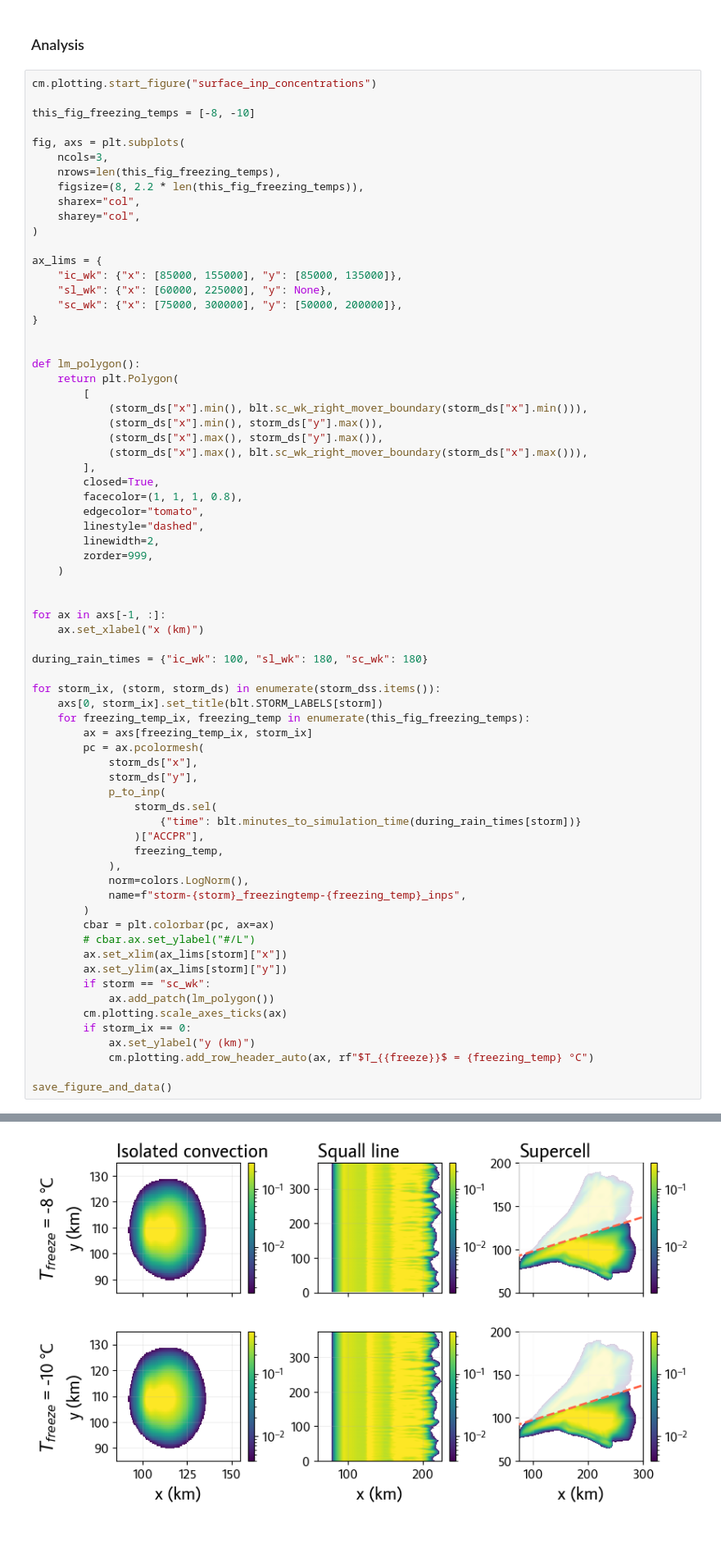
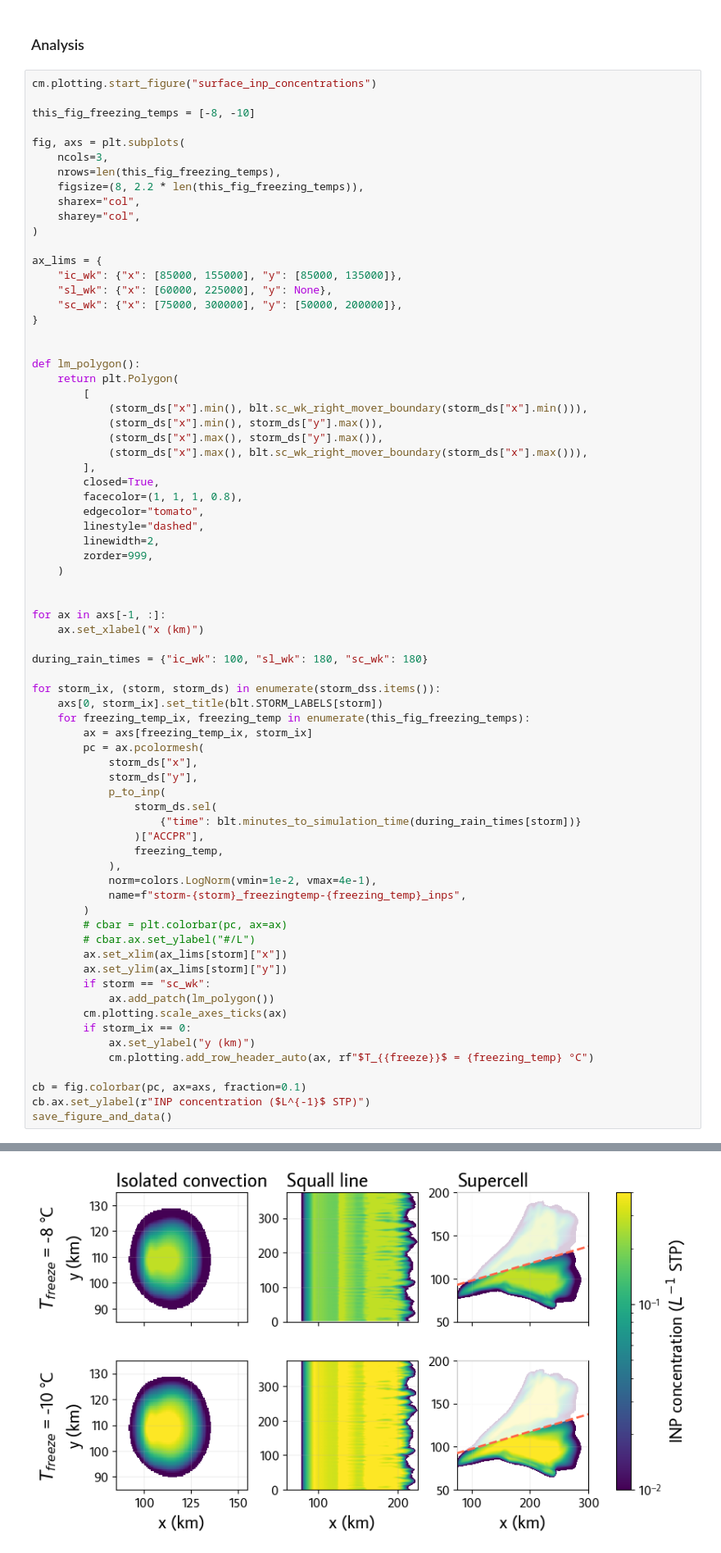
Before and after one commit to cmdavis4/tracer_paper, a Jupyter notebook: analysis-tracerpaper.ipynb, the cells around one changed output, grey strips where cells are left out. Shown at 82% size. Saved outputs shown, nothing was run; the diff lists cells and outputs as text.

```diff
--- a/analysis-tracerpaper.ipynb
+++ b/analysis-tracerpaper.ipynb
@@ -3413,36 +3414,38 @@ for storm_ix, (storm, storm_ds) in enumerate(storm_dss.items()):
         pc = ax.pcolormesh(
             storm_ds["x"],
             storm_ds["y"],
             p_to_inp(
                 storm_ds.sel(
                     {"time": blt.minutes_to_simulation_time(during_rain_times[storm])}
                 )["ACCPR"],
                 freezing_temp,
             ),
-            norm=colors.LogNorm(),
+            norm=colors.LogNorm(vmin=1e-2, vmax=4e-1),
             name=f"storm-{storm}_freezingtemp-{freezing_temp}_inps",
         )
-        cbar = plt.colorbar(pc, ax=ax)
+        # cbar = plt.colorbar(pc, ax=ax)
         # cbar.ax.set_ylabel("#/L")
         ax.set_xlim(ax_lims[storm]["x"])
         ax.set_ylim(ax_lims[storm]["y"])
         if storm == "sc_wk":
             ax.add_patch(lm_polygon())
         cm.plotting.scale_axes_ticks(ax)
         if storm_ix == 0:
             ax.set_ylabel("y (km)")
             cm.plotting.add_row_header_auto(ax, rf"$T_{{freeze}}$ = {freezing_temp} °C")
 
+cb = fig.colorbar(pc, ax=axs, fraction=0.1)
+cb.ax.set_ylabel(r"INP concentration ($L^{-1}$ STP)")
 save_figure_and_data()
 # %% [output]
 0.562098545924007
 0.522515235915802
 0.562098545924007
 0.522515235915802
 0.562098545924007
 0.522515235915802
 FigureData(figure_name=surface_inp_concentrations, artist names=['storm-ic_wk_freezingtemp--8_inps', 'storm-ic_wk_freezingtemp--10_inps', 'storm-sl_wk_freezingtemp--8_inps', 'storm-sl_wk_freezingtemp- ...
-[figure, old version]
+[figure, new version]
 # %%
 fig, ax = plt.subplots()
 
```
Also changed, not shown: parts of 20 cells of this notebook, 2 other files.
